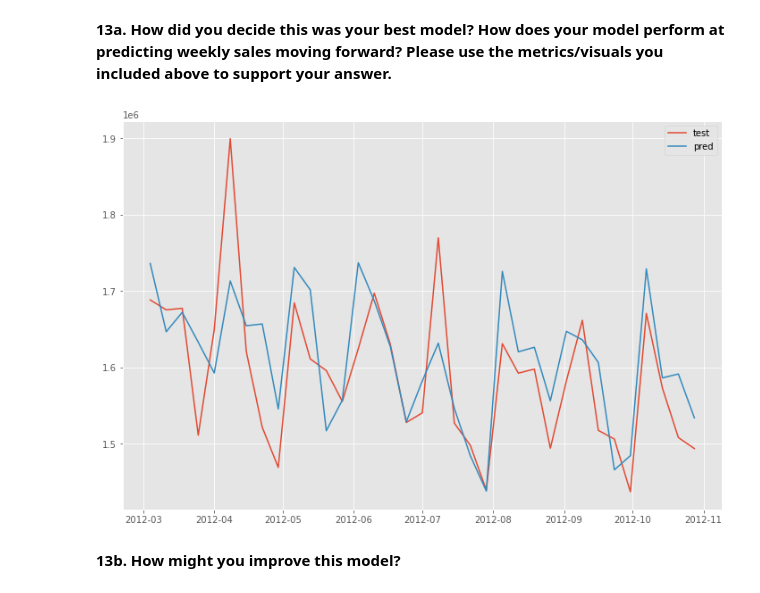
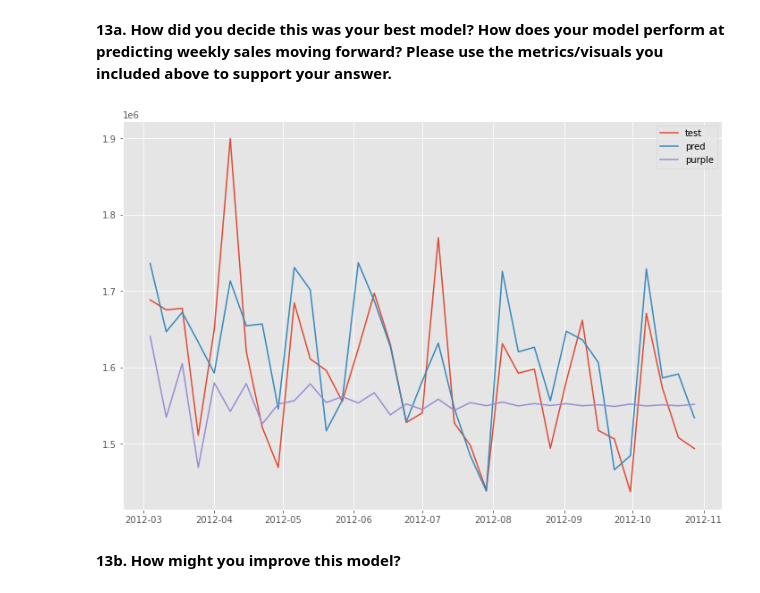
Before and after one commit to chendbox/TimeSeries_5, a Jupyter notebook: starter-code.ipynb, the cells around one changed output. Cells and saved outputs as stored; diff of their text form; code cells hidden in the pictures.

```diff
--- a/starter-code.ipynb
+++ b/starter-code.ipynb
@@ -797,11 +801,12 @@ compared with mse, mse2, mse3, mse_d, the mse_sarima is the smallest!
 # %%
 sarima_pred = pd.DataFrame(sarima_pred)
 plt.figure(figsize=(12, 8))
 plt.plot(test, label='test')
 plt.plot(sarima_pred,label='pred');
+plt.plot(preds,label='purple')
 plt.legend();
 # %% [output]
-[figure, old version]
+[figure, new version]
 # %% [markdown]
 **13b. How might you improve this model?**
 # %% [markdown]
```
Also changed, not shown: parts of 5 cells of this notebook.
